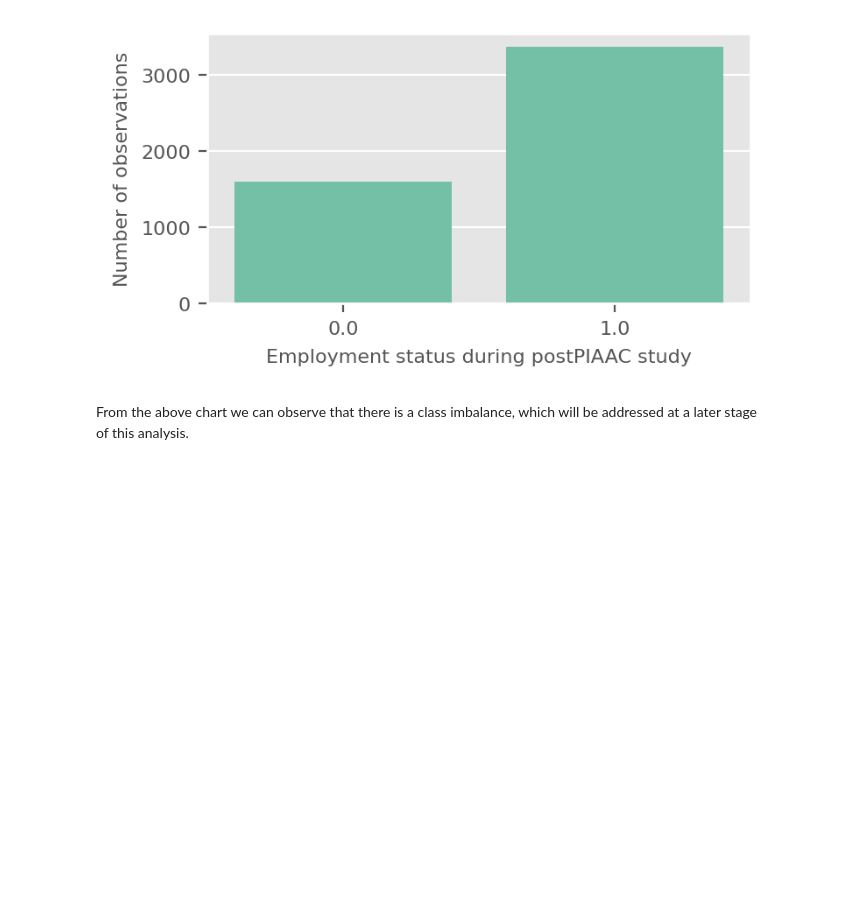
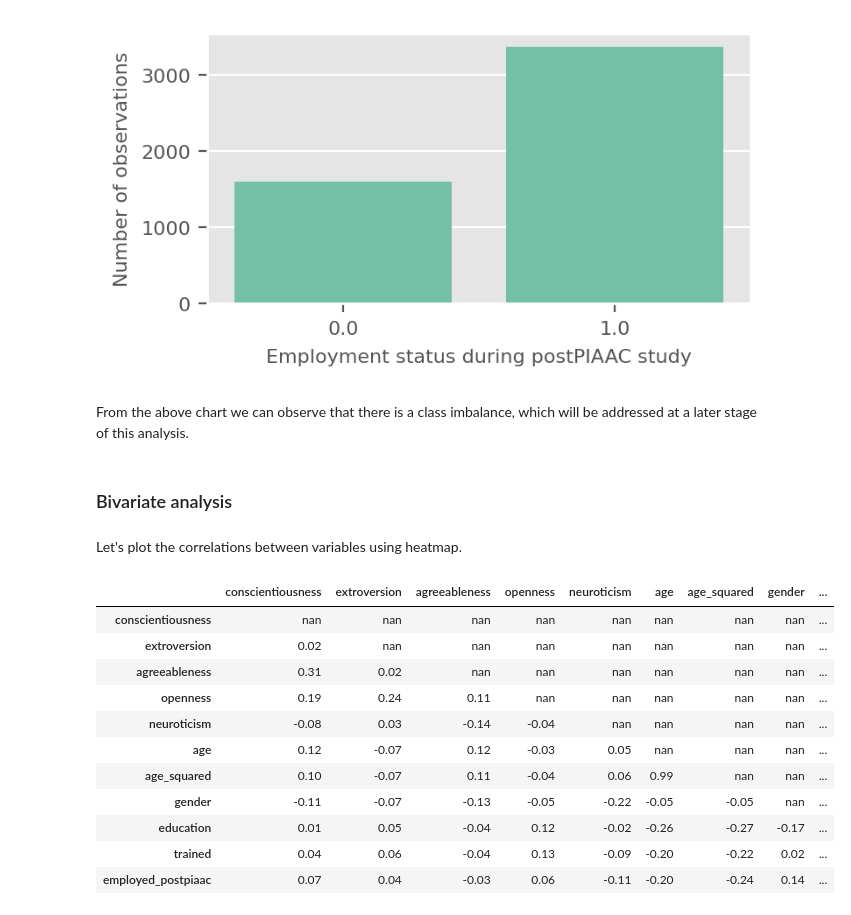
Before and after one commit to nataliagraczyk/bigfive-project, a Jupyter notebook: main.ipynb, the cells around one changed output. Drawn from its saved outputs; the diff is of its cells as text; code cells hidden in the pictures; blank space fills up the shorter version.

Commit message:
Add bivariate analysis

```diff
--- a/main.ipynb
+++ b/main.ipynb
@@ -279,3 +279,33 @@ plt.show()
 [figure]
 # %% [markdown]
 From the above chart we can observe that there is a class imbalance, which will be addressed at a later stage of this analysis.
+# %% [markdown]
+### Bivariate analysis
+# %% [markdown]
+Let's plot the correlations between variables using heatmap.
+# %%
+# Fill diagonal and upper half with NaNs
+# https://stackoverflow.com/questions/29432629/plot-correlation-matrix-using-pandas
+
+corr = clean_data.corr()
+mask = np.zeros_like(corr, dtype=bool)
+mask[np.triu_indices_from(mask)] = True
+corr[mask] = np.nan
+(corr
+ .style
+ .background_gradient(cmap='coolwarm', axis=None, vmin=-1, vmax=1)
+ .highlight_null(null_color='#f1f1f1')  # Color NaNs grey
+ .set_precision(2))
+# %% [output]
+|  | conscientiousness | extroversion | agreeableness | openness | neuroticism | age | age_squared | gender | ... |
+| conscientiousness | nan | nan | nan | nan | nan | nan | nan | nan | ... |
+| extroversion | 0.02 | nan | nan | nan | nan | nan | nan | nan | ... |
+| agreeableness | 0.31 | 0.02 | nan | nan | nan | nan | nan | nan | ... |
+| openness | 0.19 | 0.24 | 0.11 | nan | nan | nan | nan | nan | ... |
+| neuroticism | -0.08 | 0.03 | -0.14 | -0.04 | nan | nan | nan | nan | ... |
+| age | 0.12 | -0.07 | 0.12 | -0.03 | 0.05 | nan | nan | nan | ... |
+| age_squared | 0.10 | -0.07 | 0.11 | -0.04 | 0.06 | 0.99 | nan | nan | ... |
+| gender | -0.11 | -0.07 | -0.13 | -0.05 | -0.22 | -0.05 | -0.05 | nan | ... |
+| education | 0.01 | 0.05 | -0.04 | 0.12 | -0.02 | -0.26 | -0.27 | -0.17 | ... |
+| trained | 0.04 | 0.06 | -0.04 | 0.13 | -0.09 | -0.20 | -0.22 | 0.02 | ... |
+| employed_postpiaac | 0.07 | 0.04 | -0.03 | 0.06 | -0.11 | -0.20 | -0.24 | 0.14 | ... |
```
Also changed, not shown: parts of 1 cell of this notebook.
